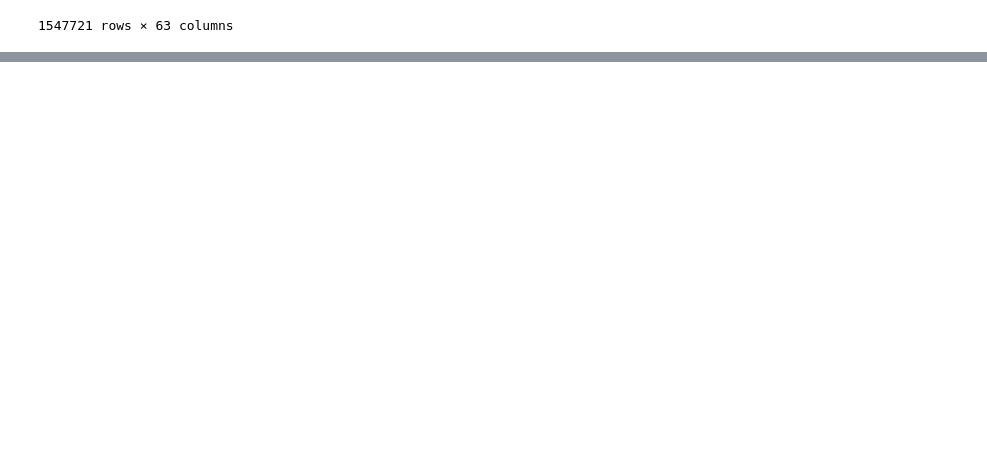
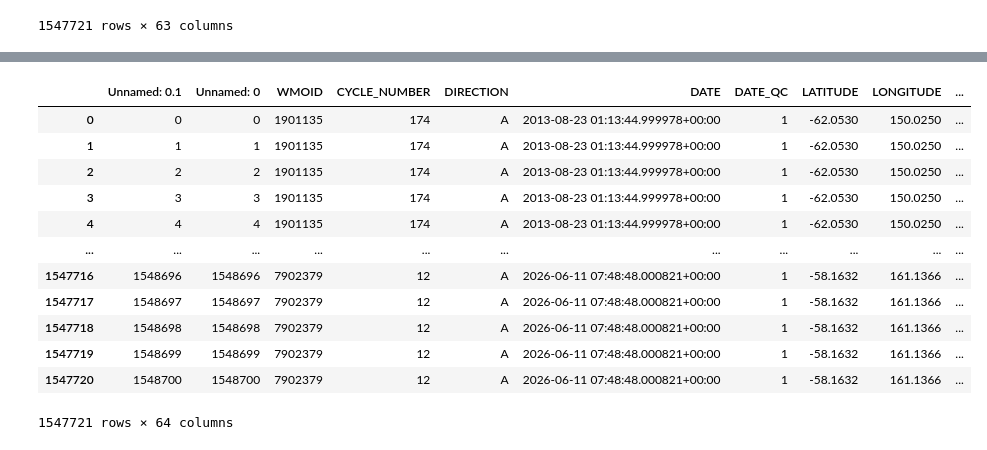
Before and after one commit to Lilah-Asalie/IBIS_Project, a Jupyter notebook: New_Downloading_data.ipynb, the cells around one changed output, grey strips where cells are left out. Cells and saved outputs as stored; diff of their text form; code cells hidden in the pictures; blank space fills up the shorter version.

```diff
--- a/New_Downloading_data.ipynb
+++ b/New_Downloading_data.ipynb
@@ -239,0 +263,2 @@ df_full_edited
+# %%
+df = argo.load_float_data(profiles, variables=['TEMP','PSAL'])
@@ -239,0 +289,2 @@ df_full_edited
+# %%
+df_core = pd.read_csv('/Users/lilah/Documents/IBIS_Project/Data_Summer/new_unedited_CORE_profiles_BR_extended_area_all_time.csv')
@@ -239,0 +301,16 @@ df_full_edited
+# %%
+#create season columns
+df_core["year"] = df_core["DATE"].dt.year.astype("Int64")
+df_core["month"] = df_core["DATE"].dt.month.astype("Int64")
+
+def assign_season(row):
+    m = int(row["month"])
+    y = int(row["year"])
+    if m >= 9:
+        return f"{y}-{y+1}"
+    elif m <= 4:
+        return f"{y-1}-{y}"
+    else:
+        return f"{y}"
+
+df_core["season"] = df_core.apply(assign_season, axis=1)
@@ -239,0 +372,37 @@ df_full_edited
+# %%
+def calc_mlp_density(df_profile, delta_sigma=0.03):
+    #calc MLD for a single profile using density threshold
+    df_profile = df_profile.sort_values('PRES_ADJUSTED')
+
+    # get SA, CT, and potential density values
+    SA = df_profile['SA']
+    CT = df_profile['CT']
+    sigma0 = df_profile['sigma0']
+
+    sigma_surface = sigma0.iloc[0]
+    d_sigma = sigma0 - sigma_surface
+
+    # find first depth where density difference exceeds threshold
+    idx = np.argmax(d_sigma > delta_sigma)
+    if d_sigma.iloc[idx] <= delta_sigma:
+        return np.nan  # no threshold reached
+    return df_profile['PRES_ADJUSTED'].iloc[idx]
+
+mld = (df_edited.groupby(['WMOID', 'CYCLE_NUMBER']).apply(calc_mlp_density).reset_index(name='MLP'))
+df_full_edited = df_edited.merge(mld, on=['WMOID', 'CYCLE_NUMBER'], how='left')
+# %%
+df_full_edited
+# %% [output]
+|  | Unnamed: 0.1 | Unnamed: 0 | WMOID | CYCLE_NUMBER | DIRECTION | DATE | DATE_QC | LATITUDE | LONGITUDE | ... |
+| 0 | 0 | 0 | 1901135 | 174 | A | 2013-08-23 01:13:44.999978+00:00 | 1 | -62.0530 | 150.0250 | ... |
+| 1 | 1 | 1 | 1901135 | 174 | A | 2013-08-23 01:13:44.999978+00:00 | 1 | -62.0530 | 150.0250 | ... |
+| 2 | 2 | 2 | 1901135 | 174 | A | 2013-08-23 01:13:44.999978+00:00 | 1 | -62.0530 | 150.0250 | ... |
+| 3 | 3 | 3 | 1901135 | 174 | A | 2013-08-23 01:13:44.999978+00:00 | 1 | -62.0530 | 150.0250 | ... |
+| 4 | 4 | 4 | 1901135 | 174 | A | 2013-08-23 01:13:44.999978+00:00 | 1 | -62.0530 | 150.0250 | ... |
+| ... | ... | ... | ... | ... | ... | ... | ... | ... | ... | ... |
+| 1547716 | 1548696 | 1548696 | 7902379 | 12 | A | 2026-06-11 07:48:48.000821+00:00 | 1 | -58.1632 | 161.1366 | ... |
+| 1547717 | 1548697 | 1548697 | 7902379 | 12 | A | 2026-06-11 07:48:48.000821+00:00 | 1 | -58.1632 | 161.1366 | ... |
+| 1547718 | 1548698 | 1548698 | 7902379 | 12 | A | 2026-06-11 07:48:48.000821+00:00 | 1 | -58.1632 | 161.1366 | ... |
+| 1547719 | 1548699 | 1548699 | 7902379 | 12 | A | 2026-06-11 07:48:48.000821+00:00 | 1 | -58.1632 | 161.1366 | ... |
+| 1547720 | 1548700 | 1548700 | 7902379 | 12 | A | 2026-06-11 07:48:48.000821+00:00 | 1 | -58.1632 | 161.1366 | ... |
+1547721 rows × 64 columns
```
Also changed, not shown: parts of 8 cells of this notebook, 1 other file.
